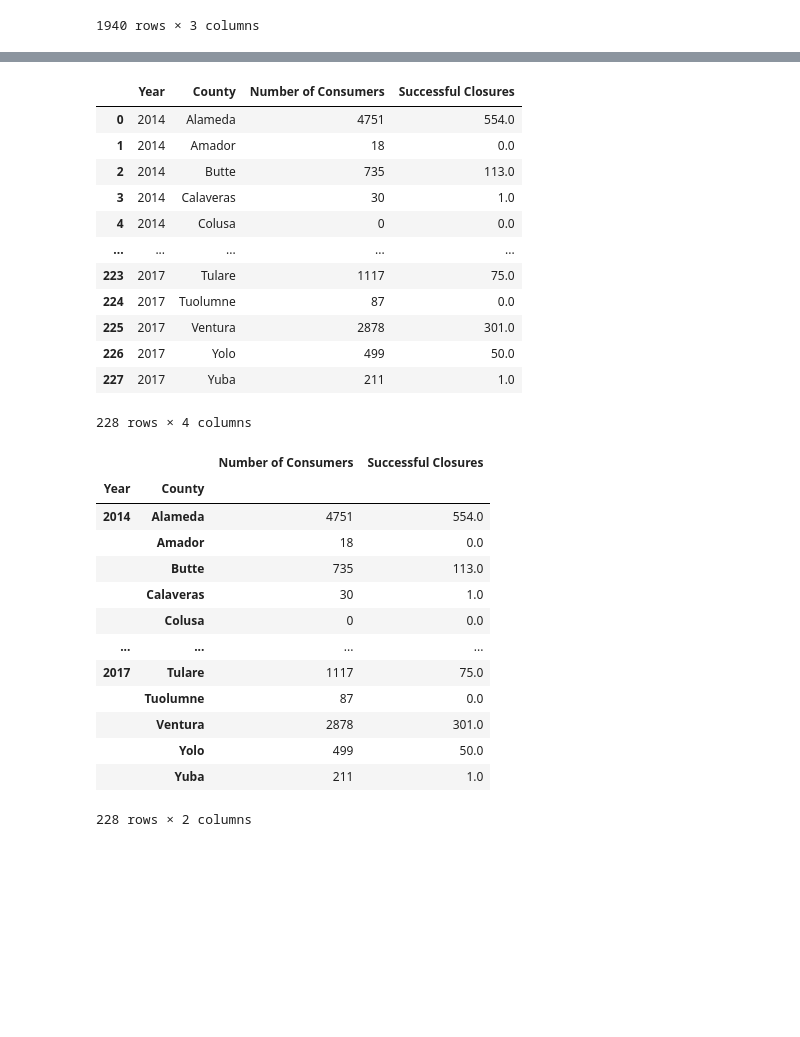
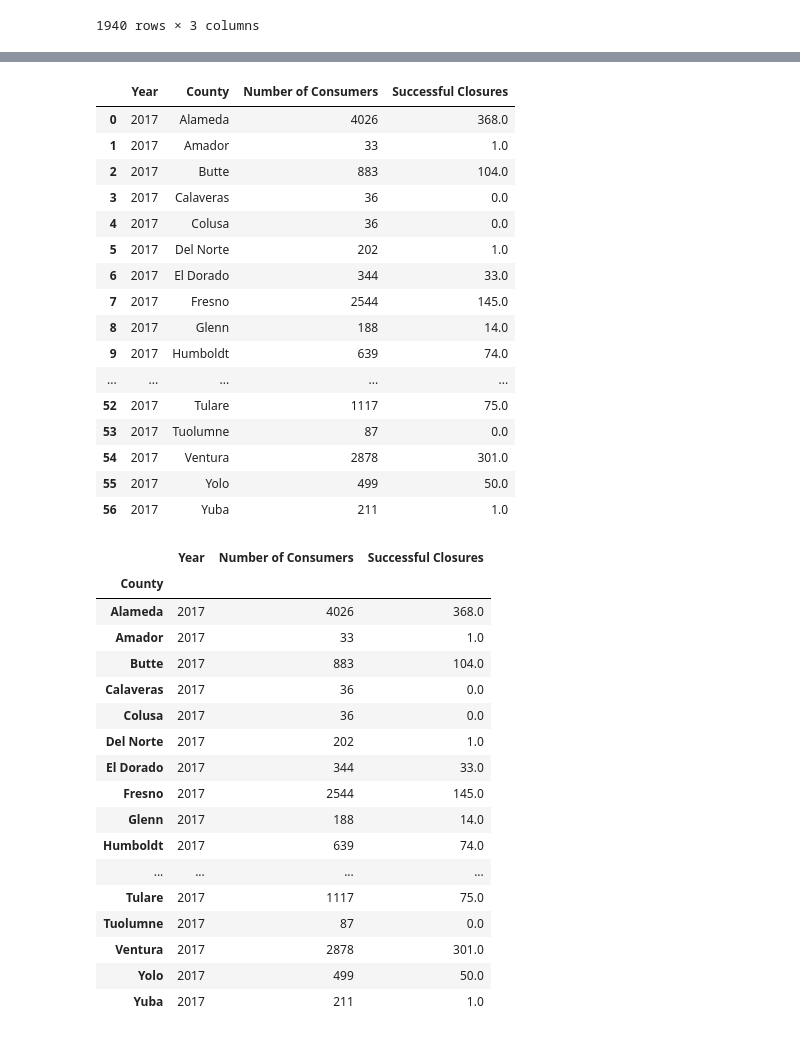
Before and after one commit to evacs/Project-1, a Jupyter notebook: voc_rehab.ipynb, the cells around one changed output, grey strips where cells are left out. Cells and saved outputs as stored; diff of their text form; code cells hidden in the pictures; blank space fills up the shorter version.

```diff
--- a/voc_rehab.ipynb
+++ b/voc_rehab.ipynb
@@ -46,6 +49,9 @@ vocation_df.head()
 # %%
 #filling na values w/0
 vocation_df = vocation_df.fillna(0)
+
+#reducing data to year 2017
+vocation_df = vocation_df.loc[vocation_df['Year'] == 2017, :]
 
 #filtering data by year
 vocation_df = vocation_df.set_index('Year')
@@ -177,6 +208,9 @@ success_df
 | 1939 | 2017 | Yuba | 0.0 |
 1940 rows × 3 columns
 # %%
+#reducing data to year 2017
+success_df = success_df.loc[success_df["Year"] == 2017 , :]
+
 #adding total number of successful closures per county per year
 success_df = success_df.groupby(['Year', 'County'])['Successful Closures'].sum().reset_index()
 success_df
@@ -200,36 +238,44 @@ merged_vocation_df = pd.merge(vocation_df, success_df, on=['Year', 'County'], ho
 merged_vocation_df
 # %% [output]
 |  | Year | County | Number of Consumers | Successful Closures |
-| 0 | 2014 | Alameda | 4751 | 554.0 |
-| 1 | 2014 | Amador | 18 | 0.0 |
-| 2 | 2014 | Butte | 735 | 113.0 |
-| 3 | 2014 | Calaveras | 30 | 1.0 |
-| 4 | 2014 | Colusa | 0 | 0.0 |
+| 0 | 2017 | Alameda | 4026 | 368.0 |
+| 1 | 2017 | Amador | 33 | 1.0 |
+| 2 | 2017 | Butte | 883 | 104.0 |
+| 3 | 2017 | Calaveras | 36 | 0.0 |
+| 4 | 2017 | Colusa | 36 | 0.0 |
+| 5 | 2017 | Del Norte | 202 | 1.0 |
+| 6 | 2017 | El Dorado | 344 | 33.0 |
+| 7 | 2017 | Fresno | 2544 | 145.0 |
+| 8 | 2017 | Glenn | 188 | 14.0 |
+| 9 | 2017 | Humboldt | 639 | 74.0 |
 | ... | ... | ... | ... | ... |
-| 223 | 2017 | Tulare | 1117 | 75.0 |
-| 224 | 2017 | Tuolumne | 87 | 0.0 |
-| 225 | 2017 | Ventura | 2878 | 301.0 |
-| 226 | 2017 | Yolo | 499 | 50.0 |
-| 227 | 2017 | Yuba | 211 | 1.0 |
+| 52 | 2017 | Tulare | 1117 | 75.0 |
+| 53 | 2017 | Tuolumne | 87 | 0.0 |
+| 54 | 2017 | Ventura | 2878 | 301.0 |
+| 55 | 2017 | Yolo | 499 | 50.0 |
+| 56 | 2017 | Yuba | 211 | 1.0 |
-228 rows × 4 columns
 # %%
 #organized data by year by county
-merged_vocation_df = merged_vocation_df.set_index(['Year', 'County'])
+merged_vocation_df = merged_vocation_df.set_index(['County'])
 merged_vocation_df
 # %% [output]
-|  |  | Number of Consumers | Successful Closures |
-| Year | County |  |  |
-| 2014 | Alameda | 4751 | 554.0 |
-|  | Amador | 18 | 0.0 |
-|  | Butte | 735 | 113.0 |
-|  | Calaveras | 30 | 1.0 |
-|  | Colusa | 0 | 0.0 |
+|  | Year | Number of Consumers | Successful Closures |
+| County |  |  |  |
+| Alameda | 2017 | 4026 | 368.0 |
+| Amador | 2017 | 33 | 1.0 |
+| Butte | 2017 | 883 | 104.0 |
+| Calaveras | 2017 | 36 | 0.0 |
+| Colusa | 2017 | 36 | 0.0 |
+| Del Norte | 2017 | 202 | 1.0 |
+| El Dorado | 2017 | 344 | 33.0 |
+| Fresno | 2017 | 2544 | 145.0 |
+| Glenn | 2017 | 188 | 14.0 |
+| Humboldt | 2017 | 639 | 74.0 |
 | ... | ... | ... | ... |
-| 2017 | Tulare | 1117 | 75.0 |
-|  | Tuolumne | 87 | 0.0 |
-|  | Ventura | 2878 | 301.0 |
-|  | Yolo | 499 | 50.0 |
-|  | Yuba | 211 | 1.0 |
+| Tulare | 2017 | 1117 | 75.0 |
+| Tuolumne | 2017 | 87 | 0.0 |
+| Ventura | 2017 | 2878 | 301.0 |
+| Yolo | 2017 | 499 | 50.0 |
+| Yuba | 2017 | 211 | 1.0 |
-228 rows × 2 columns
 # %%
 #merging all data frames into one and adjusting formating
```
Also changed, not shown: parts of 10 cells of this notebook.
